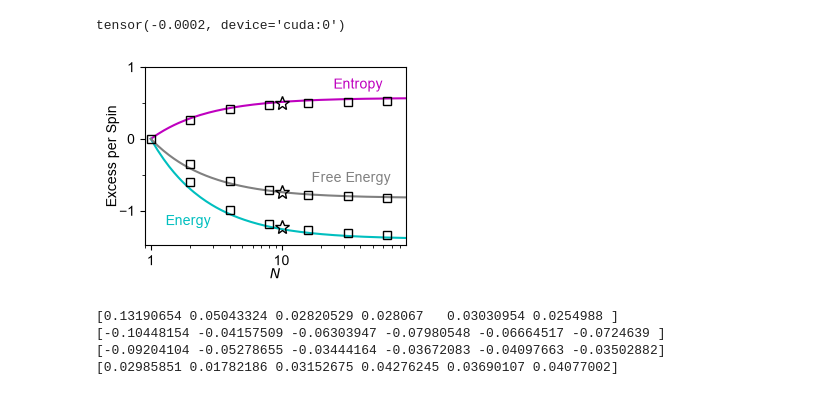
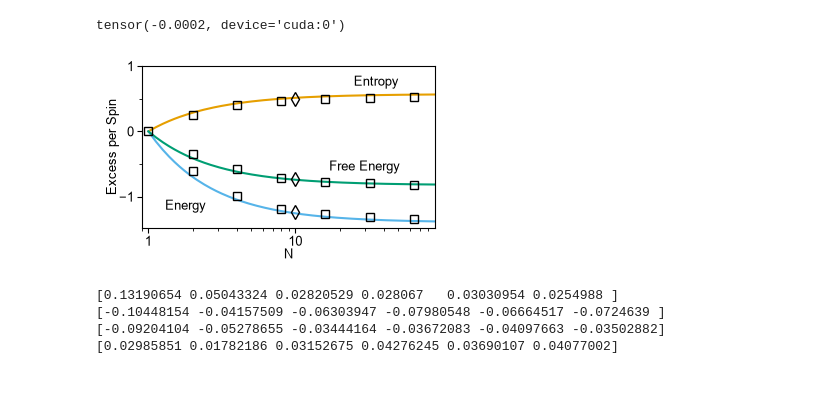
Before and after one commit to Rauscher-Group/eesi, a Jupyter notebook: experiments/XY_chain_eqOT.ipynb, the cells around one changed output. Drawn from its saved outputs; the diff is of its cells as text; code cells hidden in the pictures.

```diff
--- a/experiments/XY_chain_eqOT.ipynb
+++ b/experiments/XY_chain_eqOT.ipynb
@@ -28,6 +28,7 @@ from scipy.special import iv
 
 plt.rcParams['font.family'] = 'sans-serif'
 plt.rcParams['font.sans-serif'] = ['Arial']
+plt.rcParams['font.size'] = 9
 
 # Make the `eesi` package importable whether the notebook is launched from the
 # repo root or from this experiments/ folder (no install required).
@@ -313,26 +314,30 @@ tensor(-0.0002, device='cuda:0')
 # %%
 import matplotlib
 
+okabe_ito = ['#E69F00', '#56B4E9', '#009E73', '#F0E442',
+             '#0072B2', '#D55E00', '#CC79A7', '#000000']
+plt.rcParams['axes.prop_cycle'] = plt.cycler(color=okabe_ito)
+J = 2
 
-fig,ax = plt.subplots(1,1,figsize=(3.3,2.5))
+fig,ax = plt.subplots(1,1,figsize=(3.375,2.0))
 
 
 Nspace = np.linspace(1,2*np.amax(chain_lengths),1000)
 ds = ((Nspace-1)/Nspace) * (np.log(iv(0,J))-J*(iv(1,J)/iv(0,J)))
 de = ((Nspace-1)/Nspace) * (-J*(iv(1,J)/iv(0,J)))
 df = de - ds
-plt.plot(Nspace,-ds,'-m',mfc='none',label=r'$-\Delta \tilde{s}$',ms=5)
-plt.plot(Nspace,de,'-c',mfc='none',label=r"$\Delta \tilde{u}$",ms=5)
-plt.plot(Nspace,df,'-',color='gray',mfc='none',label=r"$\Delta \tilde{f}$",ms=5)
+plt.plot(Nspace,-ds,label=r'$-\Delta \tilde{s}$',ms=5)
+plt.plot(Nspace,de,label=r"$\Delta \tilde{u}$",ms=5)
+plt.plot(Nspace,df,label=r"$\Delta \tilde{f}$",ms=5)
 
-plt.plot(chain_lengths[1:],energies[1:],'ks',mfc='none')
-plt.plot(chain_lengths[1:],-entropies[1:],'ks',mfc='none')
-plt.plot(chain_lengths[1:],free_energies[1:],'ks',mfc='none')
+plt.plot(chain_lengths[1:],energies[1:],'ks',mfc='none',lw=1.5)
+plt.plot(chain_lengths[1:],-entropies[1:],'ks',mfc='none',lw=1.5)
+plt.plot(chain_lengths[1:],free_energies[1:],'ks',mfc='none',lw=1.5)
 plt.plot(1,0,'ks',mfc='none')
 
-plt.plot(10,-1.23193,'k*',mfc='none',ms=10)
-plt.plot(10,0.49887,'k*',mfc='none',ms=10)
-plt.plot(10,-1.23193+0.49887,'k*',mfc='none',ms=10)
+plt.plot(10,-1.23193,'kd',mfc='none',ms=7)
+plt.plot(10,0.49887,'kd',mfc='none',ms=7)
+plt.plot(10,-1.23193+0.49887,'kd',mfc='none',ms=7)
 
 
 plt.xticks([1]+chain_lengths.tolist())
@@ -347,39 +352,41 @@ ax.yaxis.set_minor_formatter(matplotlib.ticker.ScalarFormatter())
 #max_width = max([t.get_window_extent().width for t in leg.get_texts()])
 #for text in leg.get_texts():
 #    text.set_ha("right")
 #    text.set_position((-max_width, 0))
 
-plt.text(25,0.7,"Entropy",color='m')
-plt.text(1.3,-1.2,"Energy",color='c')
-plt.text(17,-0.6,"Free Energy",color='gray')
+plt.text(25,0.7,"Entropy")
+plt.text(1.3,-1.2,"Energy")
+plt.text(17,-0.6,"Free Energy")
 
-plt.xlabel(r'$N$',labelpad=0)
+plt.xlabel(r'N',labelpad=0)
 plt.ylabel('Excess per Spin',labelpad=0)
 plt.yticks([-1,0,1])
 plt.yticks([-0.5,0.5], minor=True)
 plt.setp(ax.get_yminorticklabels(), visible=False)
-plt.subplots_adjust(0.0,0.0,1,1)
+ax.tick_params(pad=2)
 plt.tight_layout()
+plt.subplots_adjust(0.11,0.16,0.99,0.97)
+
 plt.savefig("XY_chain.eps",dpi=600)
 plt.savefig("XY_chain.png",dpi=600)
 plt.show()
 
 
 
 exact_ds = ((chain_lengths[1:]-1)/chain_lengths[1:]) * (np.log(iv(0,J))-J*(iv(1,J)/iv(0,J)))
 exact_de = ((chain_lengths[1:]-1)/chain_lengths[1:]) * (-J*(iv(1,J)/iv(0,J)))
 
 err_de = (exact_de-energies[1:])/exact_de
 err_ds = (-exact_ds+entropies[1:])/exact_ds
 print(err_de)
 print(err_ds)
 
 diff_de = (exact_de-energies[1:])
 diff_ds = (-exact_ds+entropies[1:])
 print(diff_de)
 print(diff_ds)
 # %% [output]
-[figure, old version]
+[figure, new version]
 [0.13190654 0.05043324 0.02820529 0.028067   0.03030954 0.0254988 ]
 [-0.10448154 -0.04157509 -0.06303947 -0.07980548 -0.06664517 -0.0724639 ]
 [-0.09204104 -0.05278655 -0.03444164 -0.03672083 -0.04097663 -0.03502882]
```
Also changed, not shown: parts of 1 cell of this notebook, 2 other files.
